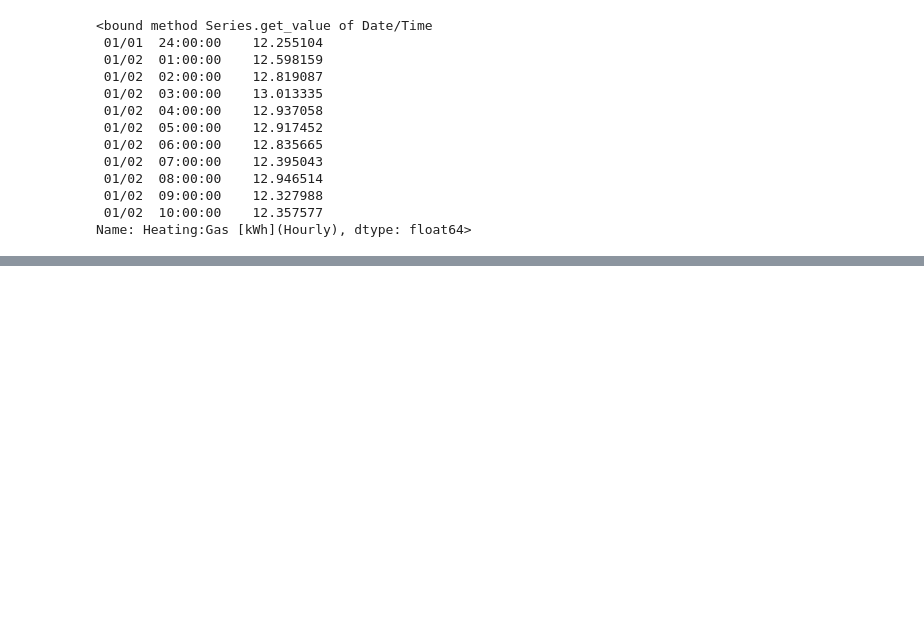
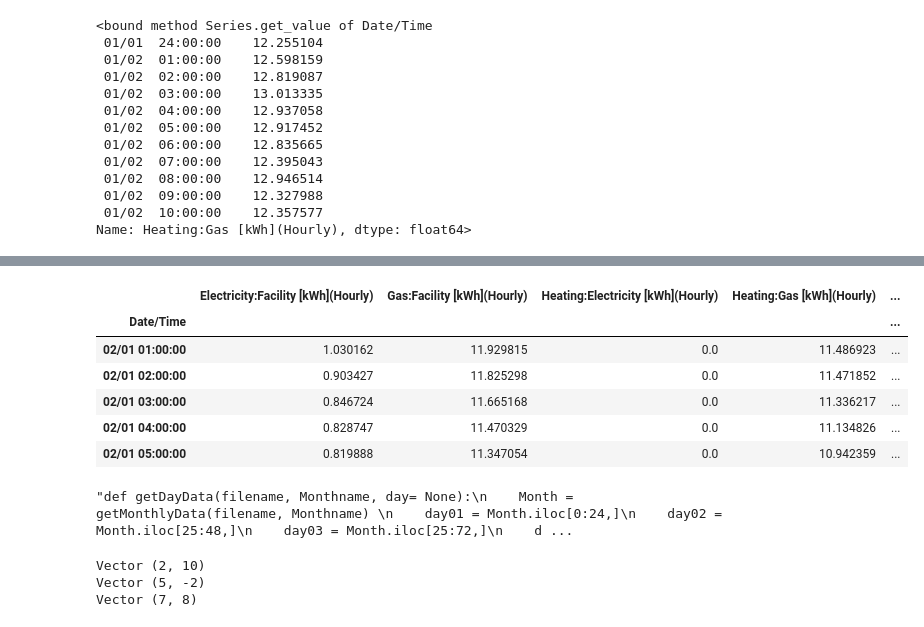
Before and after one commit to epratheeban/kallu_repo, a Jupyter notebook: Kallu_data.ipynb, the cells around one changed output, grey strips where cells are left out. Drawn from its saved outputs; the diff is of its cells as text; code cells hidden in the pictures; blank space fills up the shorter version.

```diff
--- a/Kallu_data.ipynb
+++ b/Kallu_data.ipynb
@@ -189,0 +339,74 @@ Name: Heating:Gas [kWh](Hourly), dtype: float64>
+# %%
+Febraury = getMonthlyData(filename = "Dataset1.csv",Monthname='Feb')
+Febraury.head(5)
+# %% [output]
+|  | Electricity:Facility [kWh](Hourly) | Gas:Facility [kWh](Hourly) | Heating:Electricity [kWh](Hourly) | Heating:Gas [kWh](Hourly) | ... |
+| Date/Time |  |  |  |  | ... |
+| 02/01 01:00:00 | 1.030162 | 11.929815 | 0.0 | 11.486923 | ... |
+| 02/01 02:00:00 | 0.903427 | 11.825298 | 0.0 | 11.471852 | ... |
+| 02/01 03:00:00 | 0.846724 | 11.665168 | 0.0 | 11.336217 | ... |
+| 02/01 04:00:00 | 0.828747 | 11.470329 | 0.0 | 11.134826 | ... |
+| 02/01 05:00:00 | 0.819888 | 11.347054 | 0.0 | 10.942359 | ... |
+# %%
+#ignore these
+'''def getDayData(filename, Monthname, day= None):
+    Month = getMonthlyData(filename, Monthname)
+    day01 = Month.iloc[0:24,]
+    day02 = Month.iloc[25:48,]
+    day03 = Month.iloc[25:72,]
+    day04 = Month.iloc[25:96,]
+    day05 = Month.iloc[25:120,]
+    day06 = Month.iloc[25:144,]
+    day07 = Month.iloc[25:168,]
+    day08 = Month.iloc[25:192,]
+    day09 = Month.iloc[25:216,]
+    day10 = Month.iloc[25:240,]
+    day11 = Month.iloc[25:264,]
+    day12 = Month.iloc[25:288,]
+    day13 = Month.iloc[25:312,]
+    day14 = Month.iloc[25:336,]
+    day15 = Month.iloc[25:360,]
+    day16 = Month.iloc[25:384,]
+    day17 = Month.iloc[25:408,]
+    day18 = Month.iloc[25:432,]
+    day19 = Month.iloc[25:456,]
+    day20 = Month.iloc[25:480,]
+    day21 = Month.iloc[25:504,]
+    day22 = Month.iloc[25:528,]
+    day23 = Month.iloc[25:552,]
+    day24 = Month.iloc[25:576,]
+    day25 = Month.iloc[25:600,]
+    day26 = Month.iloc[25:624,]
+    day27 = Month.iloc[25:648,]
+    day28 = Month.iloc[25:672,]
+    day29 = Month.iloc[25:696,]
+    day30 = Month.iloc[25:720,]
+    day31 = Month.iloc[25:744,]
+
+    return day
+day01 = getDayData(filename = 'Dataset1.csv', Monthname = 'Dec', day = 'day01')
+day01
+December.keys() '''
+# %% [output]
+"def getDayData(filename, Monthname, day= None):\n    Month = getMonthlyData(filename, Monthname) \n    day01 = Month.iloc[0:24,]\n    day02 = Month.iloc[25:48,]\n    day03 = Month.iloc[25:72,]\n    d ...
+# %%
+class Vector:
+   def __init__(self, a, b):
+      self.a = a
+      self.b = b
+
+   def __str__(self):
+      return 'Vector (%d, %d)' % (self.a, self.b)
+
+   def __add__(self,other):
+      return Vector(self.a + other.a, self.b + other.b)
+
+v1 = Vector(2,10)
+v2 = Vector(5,-2)
+print v1
+print v2
+print v1+v2
+# %% [output]
+Vector (2, 10)
+Vector (5, -2)
+Vector (7, 8)
```
Also changed, not shown: parts of 14 cells of this notebook.
